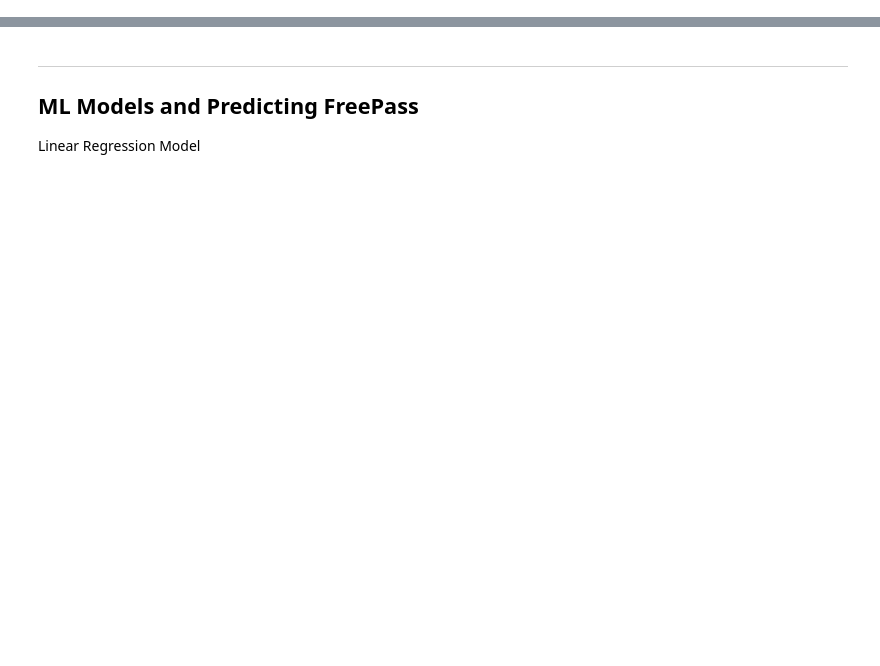
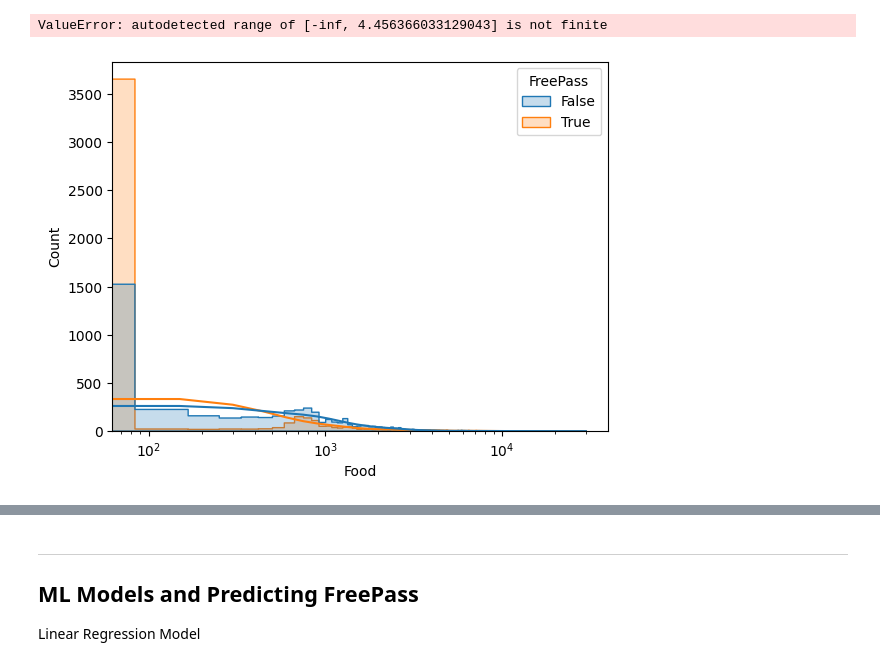
Before and after one commit to peter-clark/intro-to-ml, a Jupyter notebook: exploration.ipynb, the cells around one changed output, grey strips where cells are left out. Saved outputs shown, nothing was run; the diff lists cells and outputs as text; code cells hidden in the pictures; blank space fills up the shorter version.

```diff
--- a/exploration.ipynb
+++ b/exploration.ipynb
@@ -34,15 +52,18 @@ album_pass = sns.countplot(data=raw_data,x="PreferedAlbum",hue="FreePass")
 # %%
 raw_data2 = raw_data[['Food','Drinks',"FreePass","AvgTime","Vinyl"]].fillna(value=0.0)
 col = raw_data['Age'].fillna(value=raw_data['Age'].mean())
 raw_data2['Age']=col
 raw_data2['logDrinks']=np.log(raw_data2['Drinks'])
 raw_data2['logFood']=np.log(raw_data2['Food'])
 food_pass = sns.histplot(data=raw_data2, x="Food", hue="FreePass", kde=True, element='step', stat='count')
 food_pass.set_xscale('log')
-sns.histplot(raw_data2, x="Vinyl", hue="FreePass")
+#sns.histplot(raw_data2, x="Vinyl", hue="FreePass")
 drink_pass = sns.histplot(data=raw_data2, x="Drinks", hue="FreePass", kde=True, element='step', stat='count')
 drink_pass.set_xscale('log')
 age_pass = sns.histplot(data=raw_data,x="Age", hue="FreePass",kde=True, element='step',stat='count')
+# %% [output]
+ValueError: autodetected range of [-inf, 4.456366033129043] is not finite
+[figure, added]
 # %%
 corr_matrix=pd.DataFrame.corr(raw_data2)
 sns.heatmap(corr_matrix, vmin=-1,vmax=1,cmap='viridis',)
```
Also changed, not shown: parts of 22 cells of this notebook.
